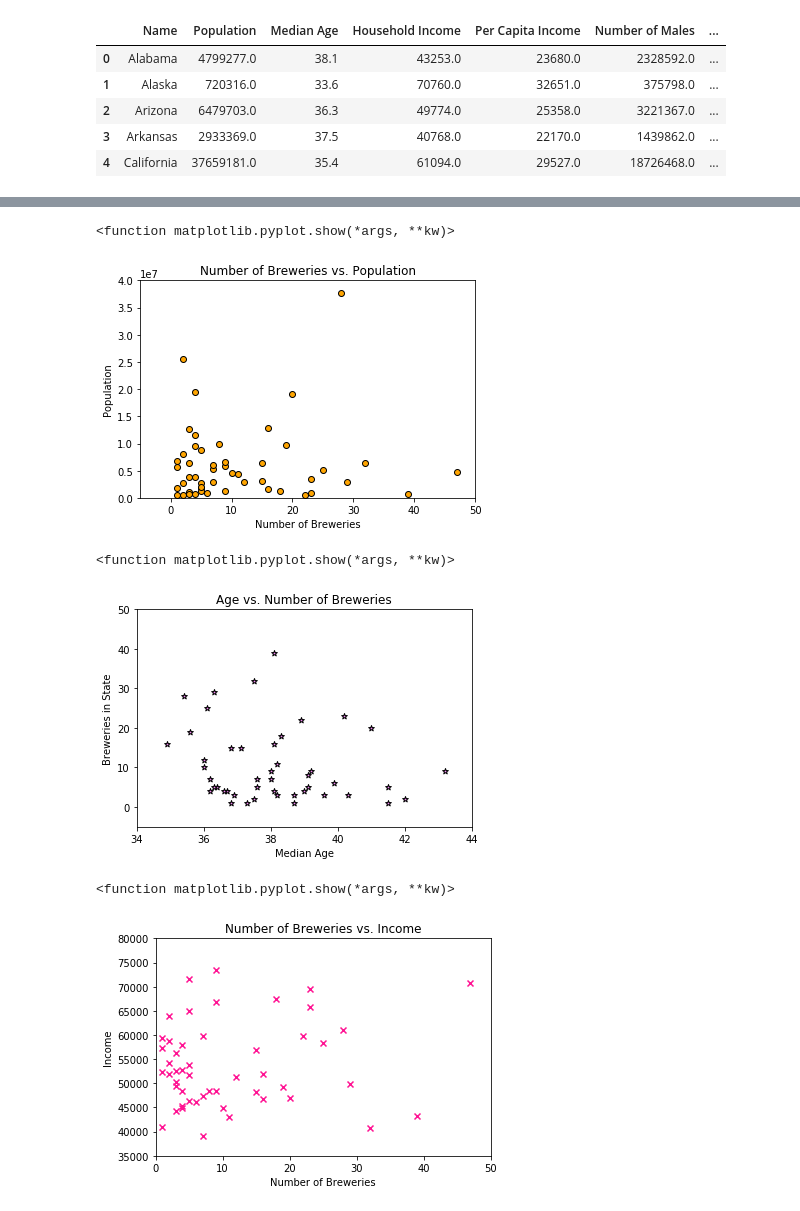
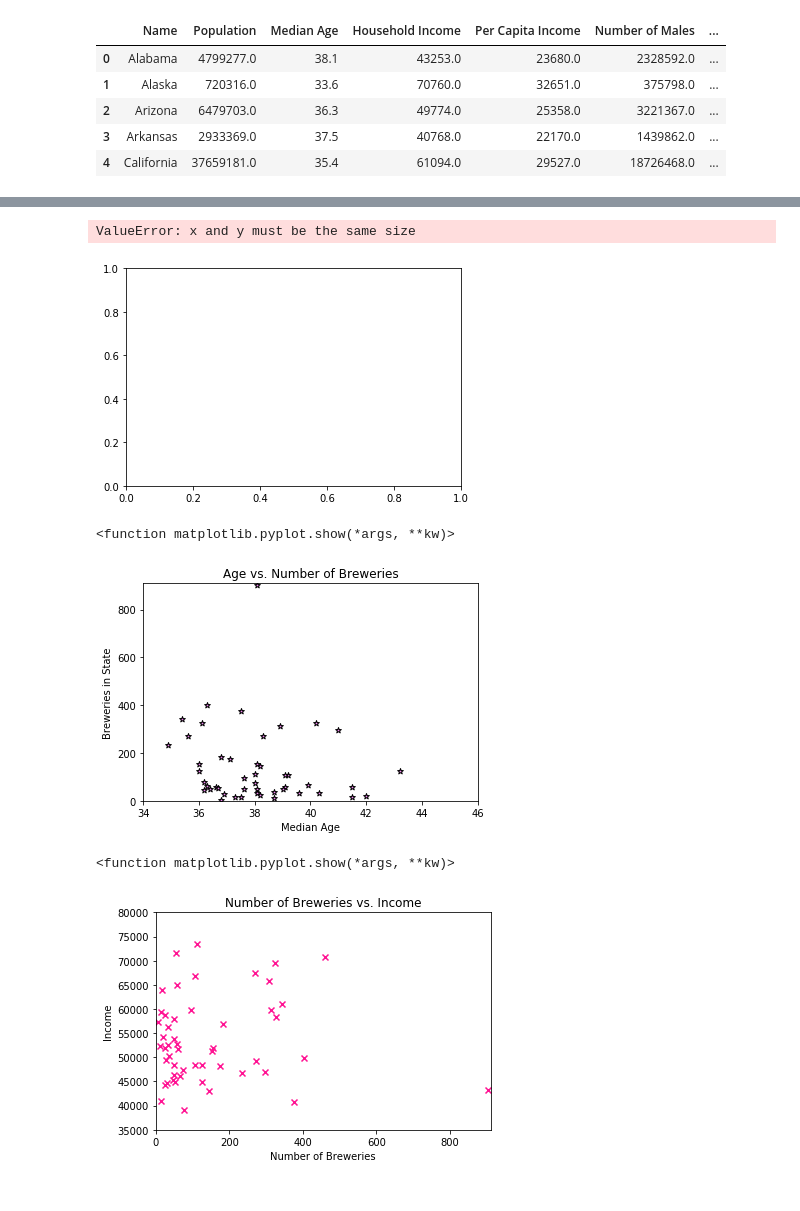
Before and after one commit to alhm528/project1, a Jupyter notebook: Census/State_join.ipynb, the cells around one changed output, grey strips where cells are left out. Saved outputs shown, nothing was run; the diff lists cells and outputs as text; code cells hidden in the pictures.

```diff
--- a/Census/State_join.ipynb
+++ b/Census/State_join.ipynb
@@ -6,7 +7,7 @@ import pandas as pd
 # %%
 # Store filepath in a variable
 file_one = "census_data.csv"
-file_two = "breweries.csv"
+file_two = "large_brewery_file.csv"
 # %%
 # Read our Data file with the pandas library
 # Not every CSV requires an encoding, but be aware this can come up
@@ -99,0 +129,10 @@ plt.show
+# %%
+number_breweries = merge_table["Name"].value_counts()
+grouped = merge_table.groupby("Name")
+population = grouped["Population"].mean()
+
+population = pd.DataFrame({"Number of Breweries": number_breweries,
+                       "Population": population
+                      })
+
+population
@@ -100,33 +157,31 @@ plt.show
 # %%
-grouped = merge_table.groupby("Name")
-population = grouped["Population"].mean()
-
+num_brew = numb
 plt.scatter(number_breweries, population, marker="o", facecolors="orange", edgecolors="black")
 
 plt.ylim(50000, 40000000)
 
 # Set the upper and lower limits of our x axis
-plt.xlim(-5, 50)
+plt.xlim(0, 910)
 
 # Create a title, x label, and y label for our chart
 plt.title("Number of Breweries vs. Population")
 plt.xlabel("Number of Breweries")
 plt.ylabel("Population")
 
 plt.show
 # %% [output]
-<function matplotlib.pyplot.show(*args, **kw)>
+ValueError: x and y must be the same size
-[figure, old version]
+[figure, new version]
 # %%
-grouped = merge_table.groupby("State")
+grouped = merge_table.groupby("Name")
 median_age = grouped["Median Age"].mean()
 
 plt.scatter(median_age, number_breweries, marker="*", facecolors="violet", edgecolors="black")
 
-plt.ylim(-5, 50)
+plt.ylim(0, 910)
 
 # Set the upper and lower limits of our x axis
-plt.xlim(34, 44)
+plt.xlim(34, 46)
 
 # Create a tit;e, x label, and y label for our chart
 plt.title("Age vs. Number of Breweries")
@@ -136,9 +191,9 @@ plt.ylabel("Breweries in State")
 plt.show
 # %% [output]
 <function matplotlib.pyplot.show(*args, **kw)>
-[figure, old version]
+[figure, new version]
 # %%
-grouped = merge_table.groupby("State")
+grouped = merge_table.groupby("Name")
 income = grouped["Household Income"].mean()
 
 plt.scatter(number_breweries, income, marker="x", facecolors="deeppink", edgecolors="black")
@@ -146,7 +201,7 @@ plt.scatter(number_breweries, income, marker="x", facecolors="deeppink", edgecol
 plt.ylim(35000, 80000)
 
 # Set the upper and lower limits of our x axis
-plt.xlim(0, 50)
+plt.xlim(0, 910)
 
 # Create a title, x label, and y label for our chart
 plt.title("Number of Breweries vs. Income")
@@ -156,4 +211,4 @@ plt.ylabel("Income")
 plt.show
 # %% [output]
 <function matplotlib.pyplot.show(*args, **kw)>
-[figure, old version]
+[figure, new version]
```
Also changed, not shown: parts of 8 cells of this notebook, 4 other files.
